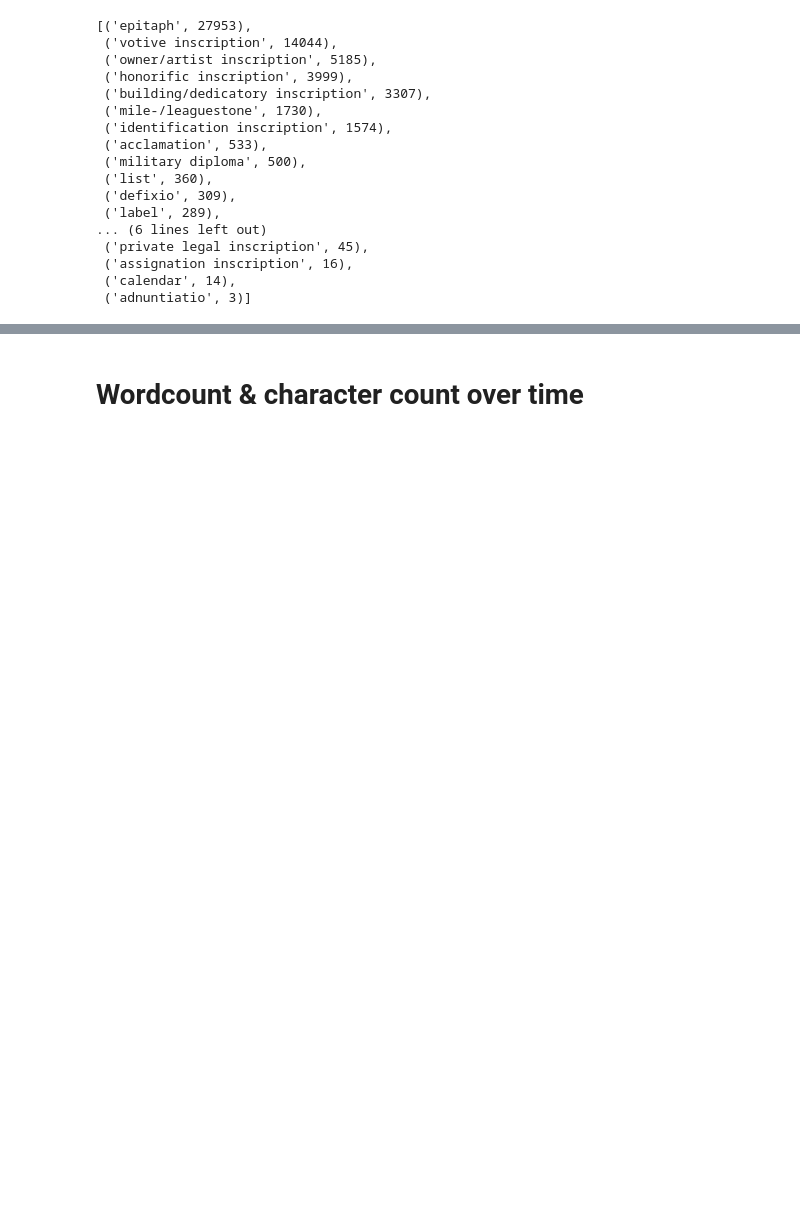
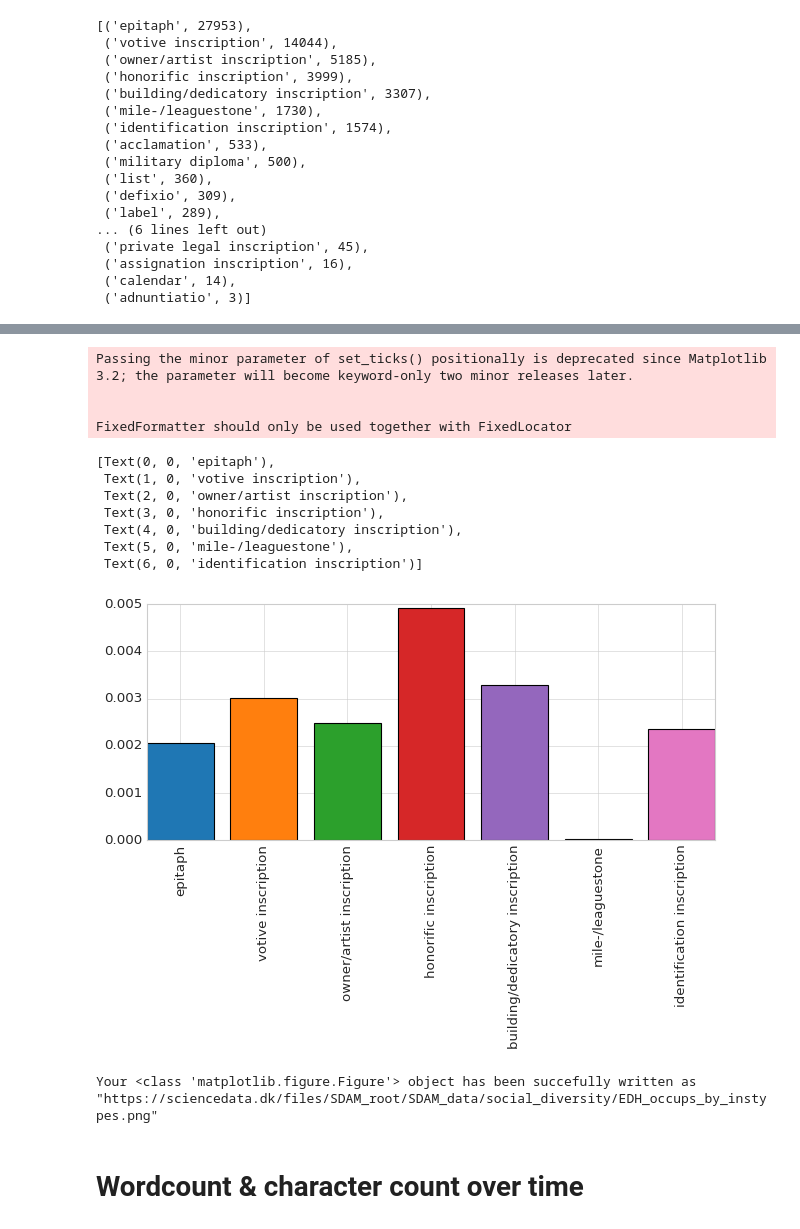
Before and after one commit to sdam-au/LI_ETL, a Jupyter notebook: scripts/1_5_py_WORDS&OCCUPATIONS_TEMPORAL.ipynb, the cells around one changed output, grey strips where cells are left out. Drawn from its saved outputs; the diff is of its cells as text; code cells hidden in the pictures; blank space fills up the shorter version.

```diff
--- a/scripts/1_5_py_WORDS&OCCUPATIONS_TEMPORAL.ipynb
+++ b/scripts/1_5_py_WORDS&OCCUPATIONS_TEMPORAL.ipynb
@@ -138,0 +208,5 @@ for ins_type_sims, color in zip(simulations_by_type, tab_colors_list[:len(simula
+# %%
+for ins_type_tup in simulations_by_type_len[:7]:
+    subset_df = EDH[EDH["type_of_inscription_clean"]==ins_type_tup[0]]
+    print(ins_type_tup[0], subset_df["occups_N"].sum())
+    #subset_df = EDH[EDH["type_of_inscription_clean"]==ins_type_tup[0]]
@@ -138,0 +221,10 @@ for ins_type_sims, color in zip(simulations_by_type, tab_colors_list[:len(simula
+# %%
+types, frequencies = [], []
+
+for ins_type_tup in simulations_by_type_len[:7]:
+    subset_df = EDH[EDH["type_of_inscription_clean"]==ins_type_tup[0]]
+    subset_wordcount = wordcount(subset_df).sum()
+    types.append(ins_type_tup[0])
+    frequencies.append(subset_df["occups_N"].sum() / subset_wordcount)
+    print(ins_type_tup[0], subset_df["occups_N"].sum() / subset_wordcount)
+    #subset_df = EDH[EDH["type_of_inscription_clean"]==ins_type_tup[0]]
@@ -139,2 +239,26 @@ for ins_type_sims, color in zip(simulations_by_type, tab_colors_list[:len(simula
+# %%
+fig, ax  = plt.subplots(figsize=(8, 6), tight_layout=True)
+
+ax.bar(types, frequencies, color=tab_colors_list[:len(simulations_by_type)])
+y_pos = range(len(types))
+ax.set_xticks(y_pos, types)
+ax.set_xticklabels(labels = types, rotation="vertical")
+# %% [output]
+Passing the minor parameter of set_ticks() positionally is deprecated since Matplotlib 3.2; the parameter will become keyword-only two minor releases later.
+
+
+FixedFormatter should only be used together with FixedLocator
+[Text(0, 0, 'epitaph'),
+ Text(1, 0, 'votive inscription'),
+ Text(2, 0, 'owner/artist inscription'),
+ Text(3, 0, 'honorific inscription'),
+ Text(4, 0, 'building/dedicatory inscription'),
+ Text(5, 0, 'mile-/leaguestone'),
+ Text(6, 0, 'identification inscription')]
+[figure, added]
+# %%
+sddk.write_file("SDAM_data/social_diversity/EDH_occups_by_instypes.png", fig, conf)
+# %% [output]
+Your <class 'matplotlib.figure.Figure'> object has been succefully written as "https://sciencedata.dk/files/SDAM_root/SDAM_data/social_diversity/EDH_occups_by_instypes.png"
 # %% [markdown]
 # Wordcount & character count over time
```
Also changed, not shown: parts of 8 cells of this notebook.
